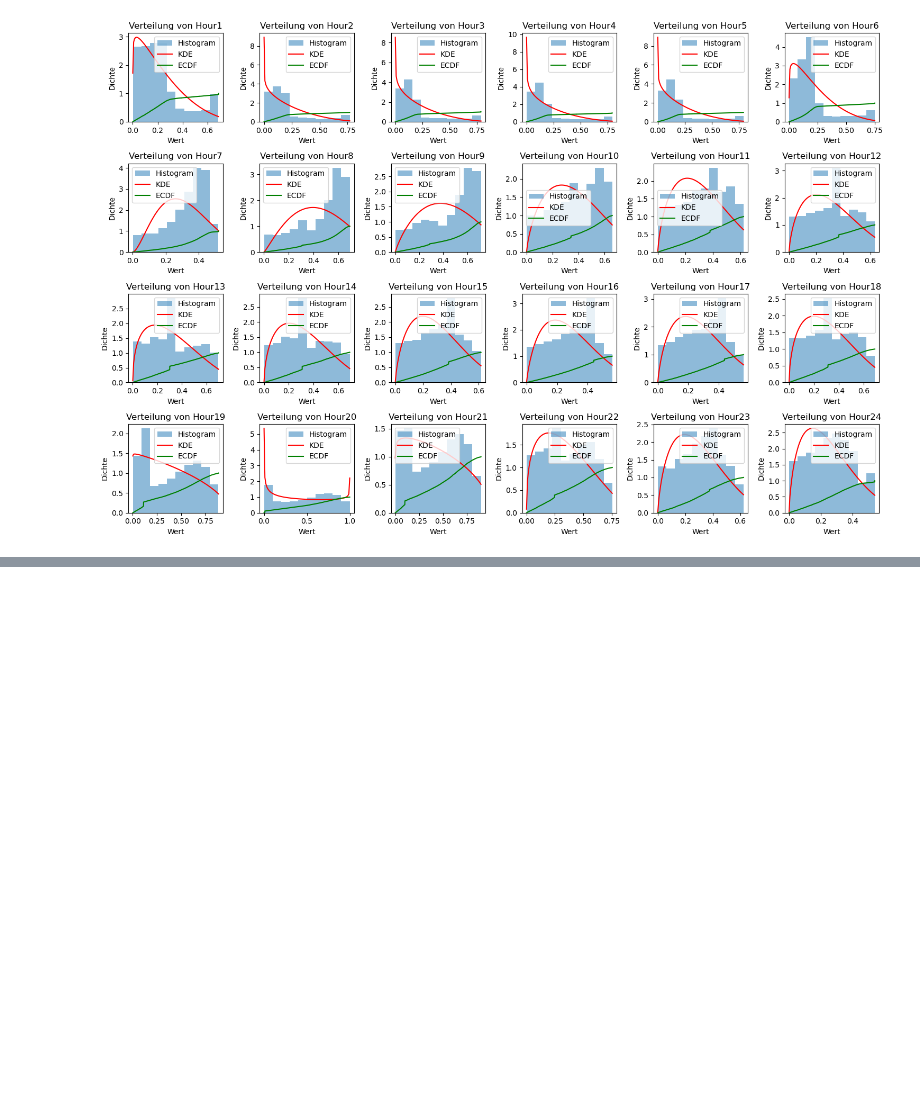
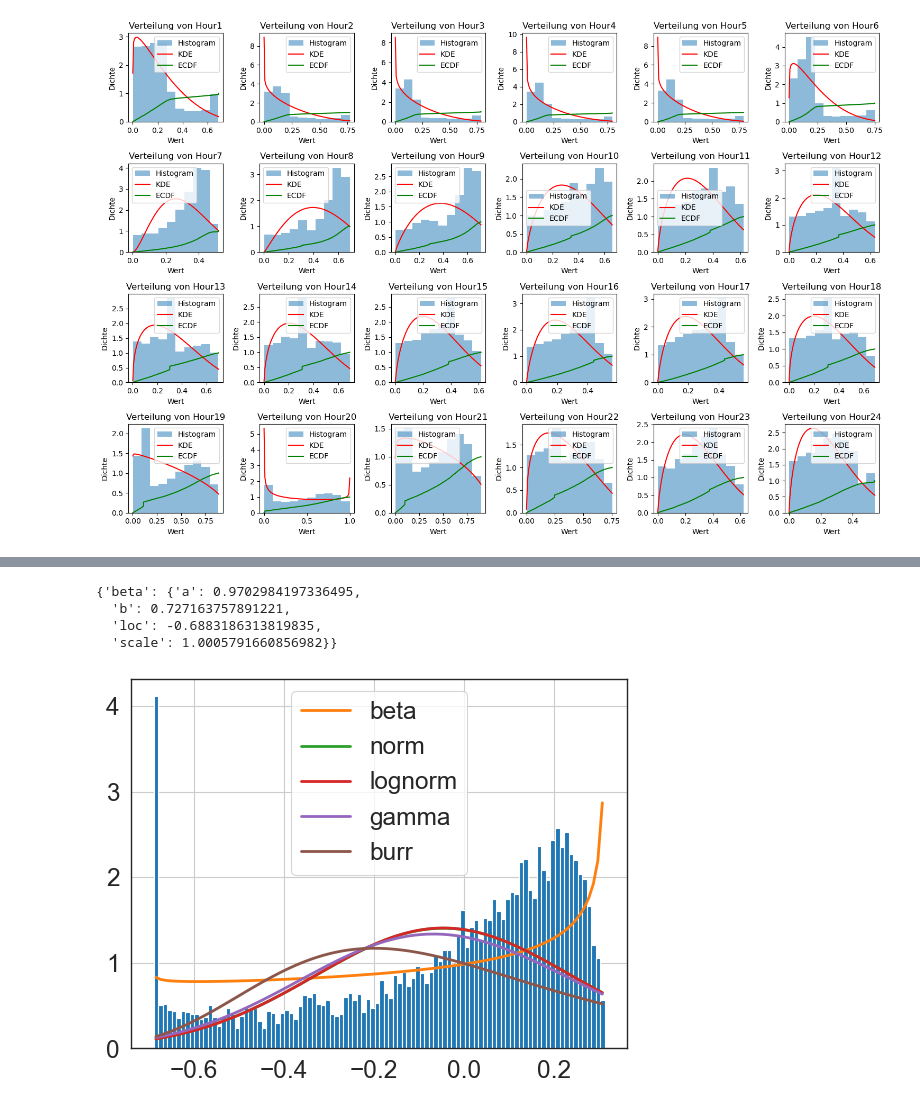
Before and after one commit to BTU-EnerEcon/IDiNA, a Jupyter notebook: Smart_meter_data_sort/Estimate Error Distribution SM data from SLP.ipynb, the cells around one changed output, grey strips where cells are left out. Saved outputs shown, nothing was run; the diff lists cells and outputs as text; code cells hidden in the pictures; blank space fills up the shorter version.

```diff
--- a/Smart_meter_data_sort/Estimate Error Distribution SM data from SLP.ipynb
+++ b/Smart_meter_data_sort/Estimate Error Distribution SM data from SLP.ipynb
@@ -332,0 +199,18 @@ Geschätzte Verteilung: Beta-Verteilung mit Parametern a=1.688528937787001, b=5.
+# %%
+Hour1=df['Hour1'].values
+# %%
+f = Fitter(Hour1,
+           distributions=['gamma',
+                          'lognorm',
+                          "beta",
+                          "burr",
+                          "norm"])
+f.fit()
+f.summary()
+f.get_best(method = 'sumsquare_error')
+# %% [output]
+{'beta': {'a': 0.9702984197336495,
+  'b': 0.727163757891221,
+  'loc': -0.6883186313819835,
+  'scale': 1.0005791660856982}}
+[figure, added]
```
Also changed, not shown: parts of 5 cells of this notebook.
